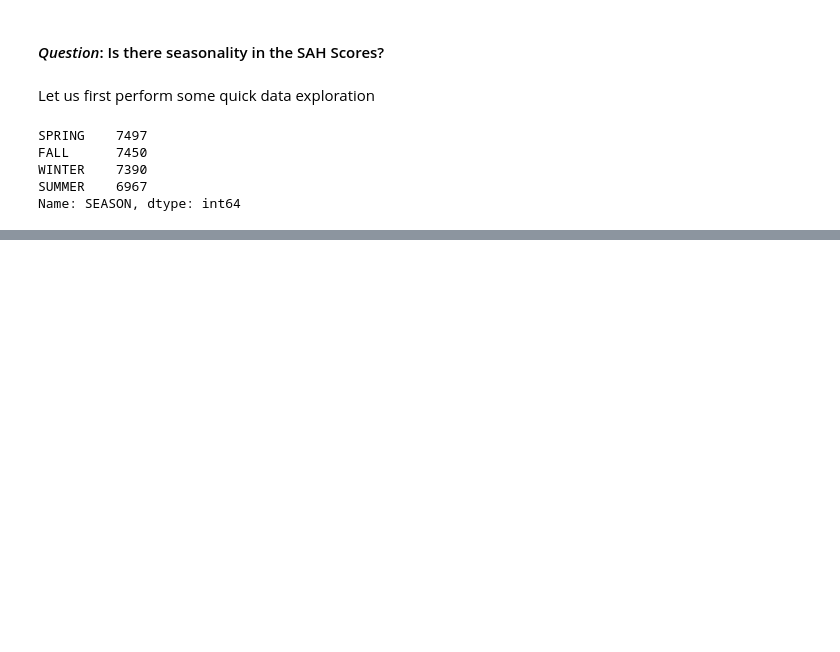
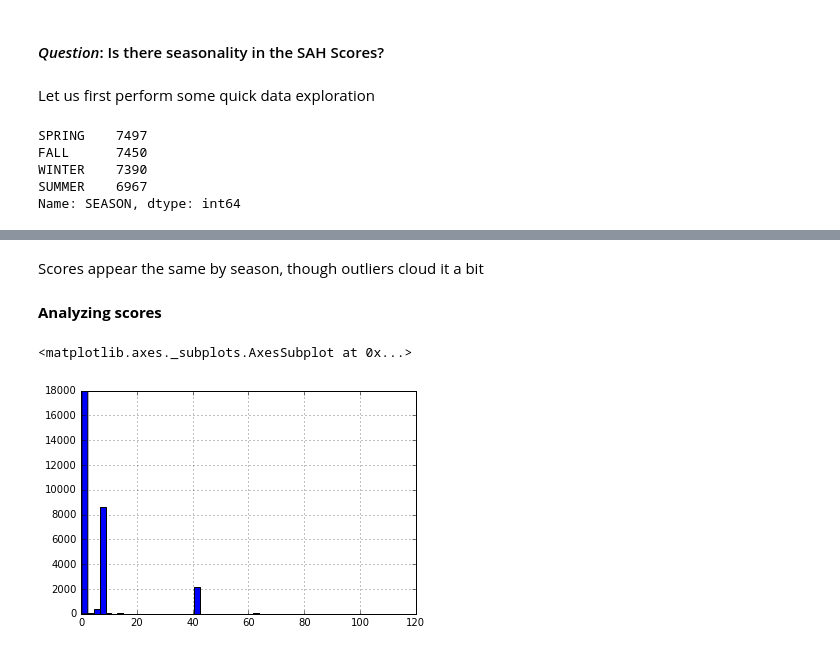
Before and after one commit to ysriram1/Loyola-SAH-Seasonality-Analysis, a Jupyter notebook: Analysis.ipynb, the cells around one changed output, grey strips where cells are left out. Cells and saved outputs as stored; diff of their text form; code cells hidden in the pictures; blank space fills up the shorter version.

```diff
--- a/Analysis.ipynb
+++ b/Analysis.ipynb
@@ -97,0 +103,10 @@ ValueError: Index contains duplicate entries, cannot reshape
+# %% [markdown]
+Scores appear the same by season, though outliers cloud it a bit
+# %% [markdown]
+**Analyzing scores**
+# %%
+#Distribution of scores, overall
+allStateData.SCORE.hist(bins=50)
+# %% [output]
+<matplotlib.axes._subplots.AxesSubplot at 0x...>
+[figure, added]
```
Also changed, not shown: parts of 16 cells of this notebook.
